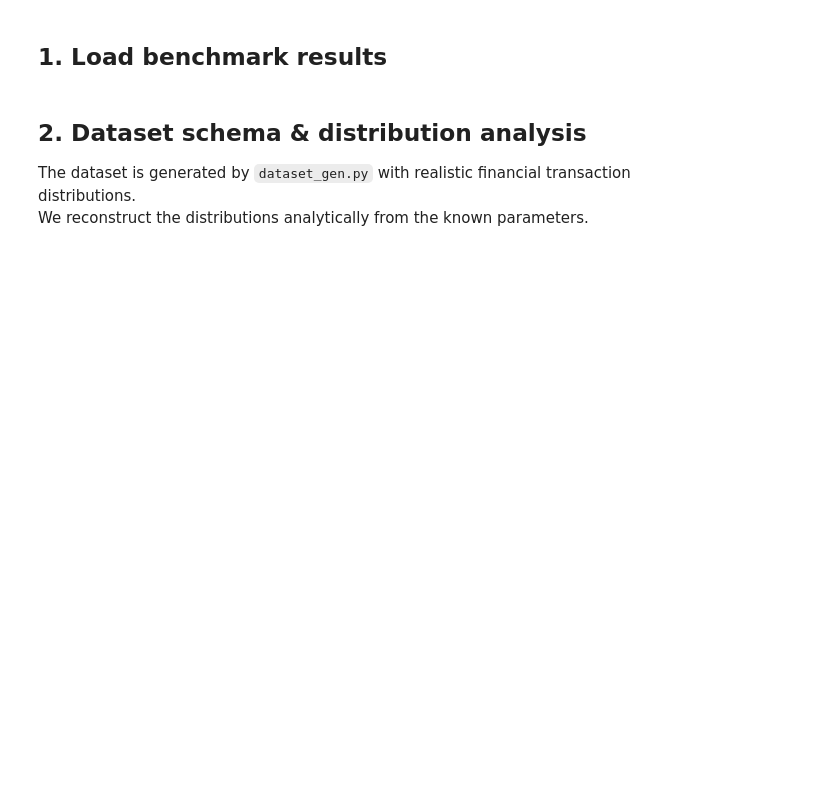
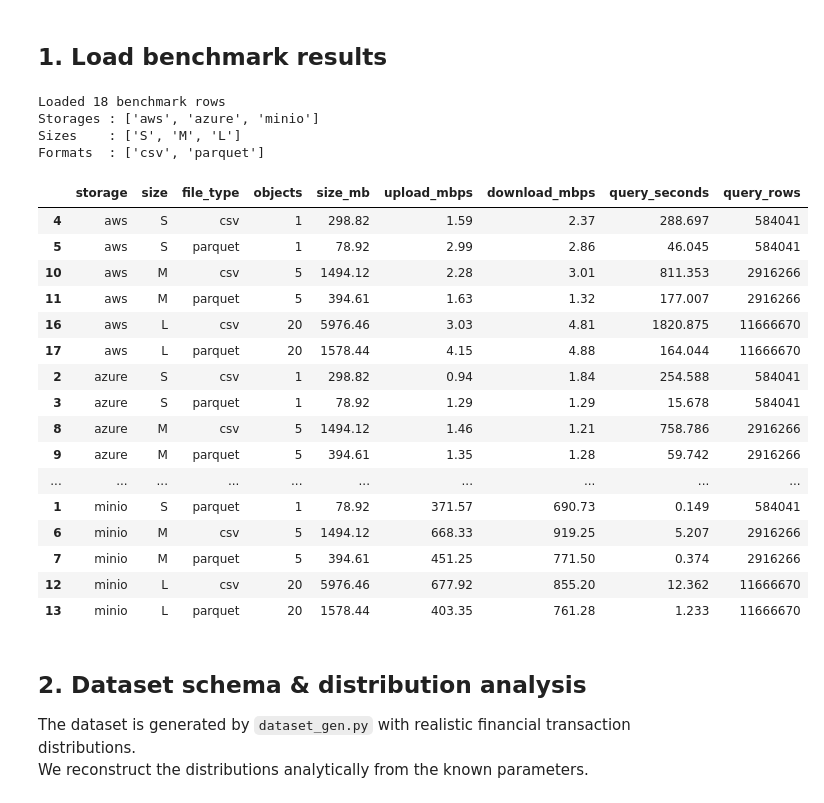
Before and after one commit to SalsabilMtiraoui/CCBD-variant1, a Jupyter notebook: analysis_complete.ipynb, the cells around one changed output. Drawn from its saved outputs; the diff is of its cells as text; code cells hidden in the pictures; blank space fills up the shorter version.

```diff
--- a/analysis_complete.ipynb
+++ b/analysis_complete.ipynb
@@ -47,32 +49,54 @@ print("Imports OK")
 # %%
 from pathlib import Path
 
-RESULTS_FILE = Path("results_copy.csv")
+RESULTS_FILE = Path("results.csv")
 df = pd.read_csv(RESULTS_FILE)
 
 # Fix generate columns (0 means skipped, not real)
 df["generate_seconds"] = pd.to_numeric(df["generate_seconds"], errors="coerce")
 df["generate_mbps"]    = pd.to_numeric(df["generate_mbps"],    errors="coerce")
 df.loc[df["generate_mbps"] > 1e6, "generate_mbps"] = np.nan  # corrupt values
 
 # Ensure numeric
 num_cols = ["objects","size_mb","upload_seconds","upload_mbps",
             "download_seconds","download_mbps","list_seconds",
             "query_seconds","query_rows"]
 for col in num_cols:
     df[col] = pd.to_numeric(df[col], errors="coerce")
 
 df["size"] = pd.Categorical(df["size"], categories=["S","M","L"], ordered=True)
 df = df.sort_values(["storage","size","file_type"])
 
 print(f"Loaded {len(df)} benchmark rows")
 print(f"Storages : {df['storage'].unique().tolist()}")
 print(f"Sizes    : {df['size'].unique().tolist()}")
 print(f"Formats  : {df['file_type'].unique().tolist()}")
 print()
 display_cols = ["storage","size","file_type","objects","size_mb",
                 "upload_mbps","download_mbps","query_seconds","query_rows"]
 df[display_cols]
+# %% [output]
+Loaded 18 benchmark rows
+Storages : ['aws', 'azure', 'minio']
+Sizes    : ['S', 'M', 'L']
+Formats  : ['csv', 'parquet']
+|  | storage | size | file_type | objects | size_mb | upload_mbps | download_mbps | query_seconds | query_rows |
+| 4 | aws | S | csv | 1 | 298.82 | 1.59 | 2.37 | 288.697 | 584041 |
+| 5 | aws | S | parquet | 1 | 78.92 | 2.99 | 2.86 | 46.045 | 584041 |
+| 10 | aws | M | csv | 5 | 1494.12 | 2.28 | 3.01 | 811.353 | 2916266 |
+| 11 | aws | M | parquet | 5 | 394.61 | 1.63 | 1.32 | 177.007 | 2916266 |
+| 16 | aws | L | csv | 20 | 5976.46 | 3.03 | 4.81 | 1820.875 | 11666670 |
+| 17 | aws | L | parquet | 20 | 1578.44 | 4.15 | 4.88 | 164.044 | 11666670 |
+| 2 | azure | S | csv | 1 | 298.82 | 0.94 | 1.84 | 254.588 | 584041 |
+| 3 | azure | S | parquet | 1 | 78.92 | 1.29 | 1.29 | 15.678 | 584041 |
+| 8 | azure | M | csv | 5 | 1494.12 | 1.46 | 1.21 | 758.786 | 2916266 |
+| 9 | azure | M | parquet | 5 | 394.61 | 1.35 | 1.28 | 59.742 | 2916266 |
+| ... | ... | ... | ... | ... | ... | ... | ... | ... | ... |
+| 1 | minio | S | parquet | 1 | 78.92 | 371.57 | 690.73 | 0.149 | 584041 |
+| 6 | minio | M | csv | 5 | 1494.12 | 668.33 | 919.25 | 5.207 | 2916266 |
+| 7 | minio | M | parquet | 5 | 394.61 | 451.25 | 771.50 | 0.374 | 2916266 |
+| 12 | minio | L | csv | 20 | 5976.46 | 677.92 | 855.20 | 12.362 | 11666670 |
+| 13 | minio | L | parquet | 20 | 1578.44 | 403.35 | 761.28 | 1.233 | 11666670 |
 # %% [markdown]
 ## 2. Dataset schema & distribution analysis
 
```
Also changed, not shown: parts of 15 cells of this notebook, 7 other files.
